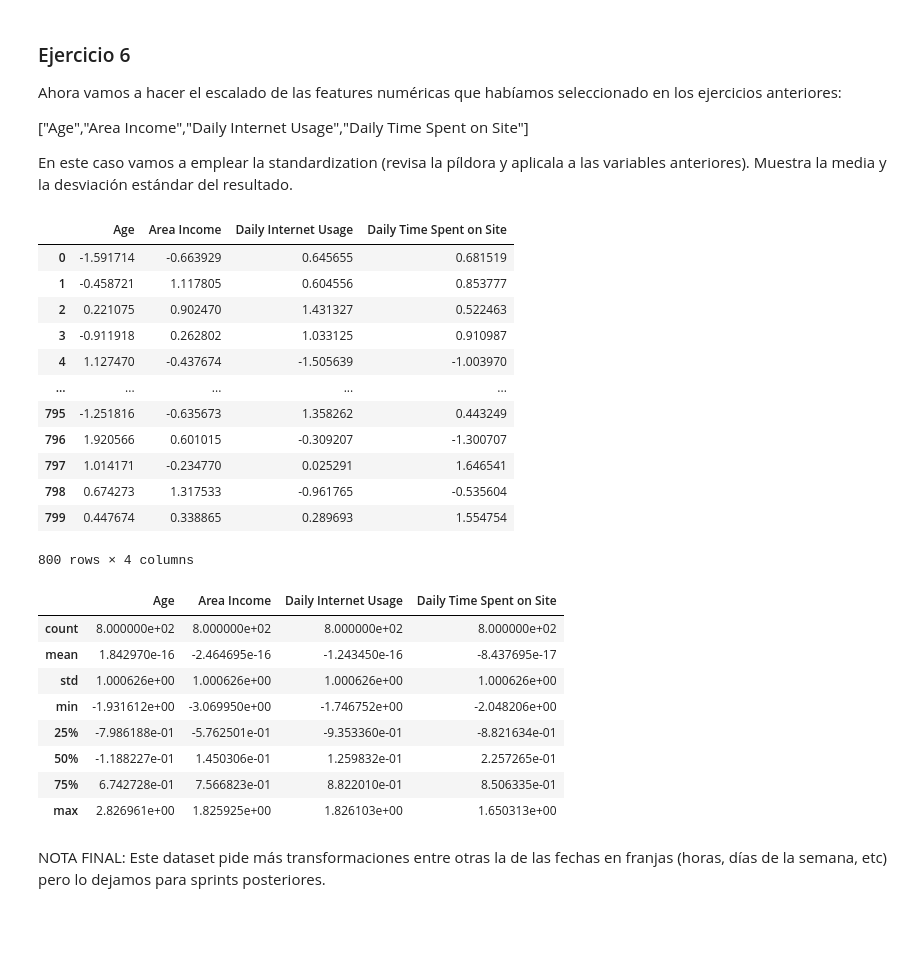
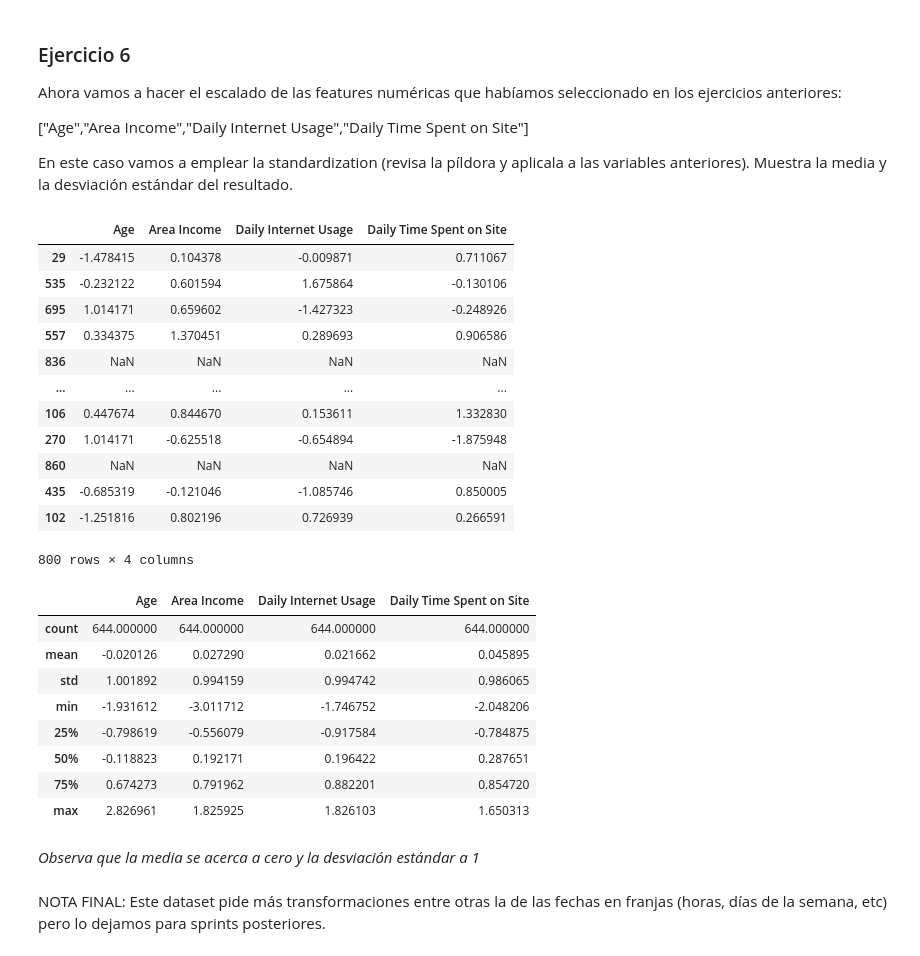
Before and after one commit to elecomexp/ONLINE_DS_THEBRIDGE_2024, a Jupyter notebook: 05_Machine_Learning/S11_Intro_ML/U02_Intro_ML/Ejercicios_Workout/14_Ejercicios_Features.ipynb, the cells around one changed output. Drawn from its saved outputs; the diff is of its cells as text; code cells hidden in the pictures; blank space fills up the shorter version.

```diff
--- a/05_Machine_Learning/S11_Intro_ML/U02_Intro_ML/Ejercicios_Workout/14_Ejercicios_Features.ipynb
+++ b/05_Machine_Learning/S11_Intro_ML/U02_Intro_ML/Ejercicios_Workout/14_Ejercicios_Features.ipynb
@@ -233,35 +260,37 @@ En este caso vamos a emplear la standardization (revisa la píldora y aplicala a
 # %%
 features_num = ["Age", "Area Income", "Daily Internet Usage", "Daily Time Spent on Site"]
 
 std_scaler = StandardScaler()
-result_standardization = pd.DataFrame(std_scaler.fit_transform(train_set[features_num]), columns=features_num)
-result_standardization
+train_set[features_num] = pd.DataFrame(std_scaler.fit_transform(train_set[features_num]), columns=features_num)
+train_set[features_num]
 # %% [output]
 |  | Age | Area Income | Daily Internet Usage | Daily Time Spent on Site |
-| 0 | -1.591714 | -0.663929 | 0.645655 | 0.681519 |
-| 1 | -0.458721 | 1.117805 | 0.604556 | 0.853777 |
-| 2 | 0.221075 | 0.902470 | 1.431327 | 0.522463 |
-| 3 | -0.911918 | 0.262802 | 1.033125 | 0.910987 |
-| 4 | 1.127470 | -0.437674 | -1.505639 | -1.003970 |
+| 29 | -1.478415 | 0.104378 | -0.009871 | 0.711067 |
+| 535 | -0.232122 | 0.601594 | 1.675864 | -0.130106 |
+| 695 | 1.014171 | 0.659602 | -1.427323 | -0.248926 |
+| 557 | 0.334375 | 1.370451 | 0.289693 | 0.906586 |
+| 836 | NaN | NaN | NaN | NaN |
 | ... | ... | ... | ... | ... |
-| 795 | -1.251816 | -0.635673 | 1.358262 | 0.443249 |
-| 796 | 1.920566 | 0.601015 | -0.309207 | -1.300707 |
-| 797 | 1.014171 | -0.234770 | 0.025291 | 1.646541 |
-| 798 | 0.674273 | 1.317533 | -0.961765 | -0.535604 |
-| 799 | 0.447674 | 0.338865 | 0.289693 | 1.554754 |
+| 106 | 0.447674 | 0.844670 | 0.153611 | 1.332830 |
+| 270 | 1.014171 | -0.625518 | -0.654894 | -1.875948 |
+| 860 | NaN | NaN | NaN | NaN |
+| 435 | -0.685319 | -0.121046 | -1.085746 | 0.850005 |
+| 102 | -1.251816 | 0.802196 | 0.726939 | 0.266591 |
 800 rows × 4 columns
 # %%
 # La media es 0, y la desviación estándar 1
-result_standardization.describe()
+train_set[features_num].describe()
 # %% [output]
 |  | Age | Area Income | Daily Internet Usage | Daily Time Spent on Site |
-| count | 8.000000e+02 | 8.000000e+02 | 8.000000e+02 | 8.000000e+02 |
-| mean | 1.842970e-16 | -2.464695e-16 | -1.243450e-16 | -8.437695e-17 |
-| std | 1.000626e+00 | 1.000626e+00 | 1.000626e+00 | 1.000626e+00 |
-| min | -1.931612e+00 | -3.069950e+00 | -1.746752e+00 | -2.048206e+00 |
-| 25% | -7.986188e-01 | -5.762501e-01 | -9.353360e-01 | -8.821634e-01 |
-| 50% | -1.188227e-01 | 1.450306e-01 | 1.259832e-01 | 2.257265e-01 |
-| 75% | 6.742728e-01 | 7.566823e-01 | 8.822010e-01 | 8.506335e-01 |
-| max | 2.826961e+00 | 1.825925e+00 | 1.826103e+00 | 1.650313e+00 |
+| count | 644.000000 | 644.000000 | 644.000000 | 644.000000 |
+| mean | -0.020126 | 0.027290 | 0.021662 | 0.045895 |
+| std | 1.001892 | 0.994159 | 0.994742 | 0.986065 |
+| min | -1.931612 | -3.011712 | -1.746752 | -2.048206 |
+| 25% | -0.798619 | -0.556079 | -0.917584 | -0.784875 |
+| 50% | -0.118823 | 0.192171 | 0.196422 | 0.287651 |
+| 75% | 0.674273 | 0.791962 | 0.882201 | 0.854720 |
+| max | 2.826961 | 1.825925 | 1.826103 | 1.650313 |
+# %% [markdown]
+*Observa que la media se acerca a cero y la desviación estándar a 1*
 # %% [markdown]
 NOTA FINAL: Este dataset pide más transformaciones entre otras la de las fechas en franjas (horas, días de la semana, etc) pero lo dejamos para sprints posteriores.
```
Also changed, not shown: parts of 12 cells of this notebook.
